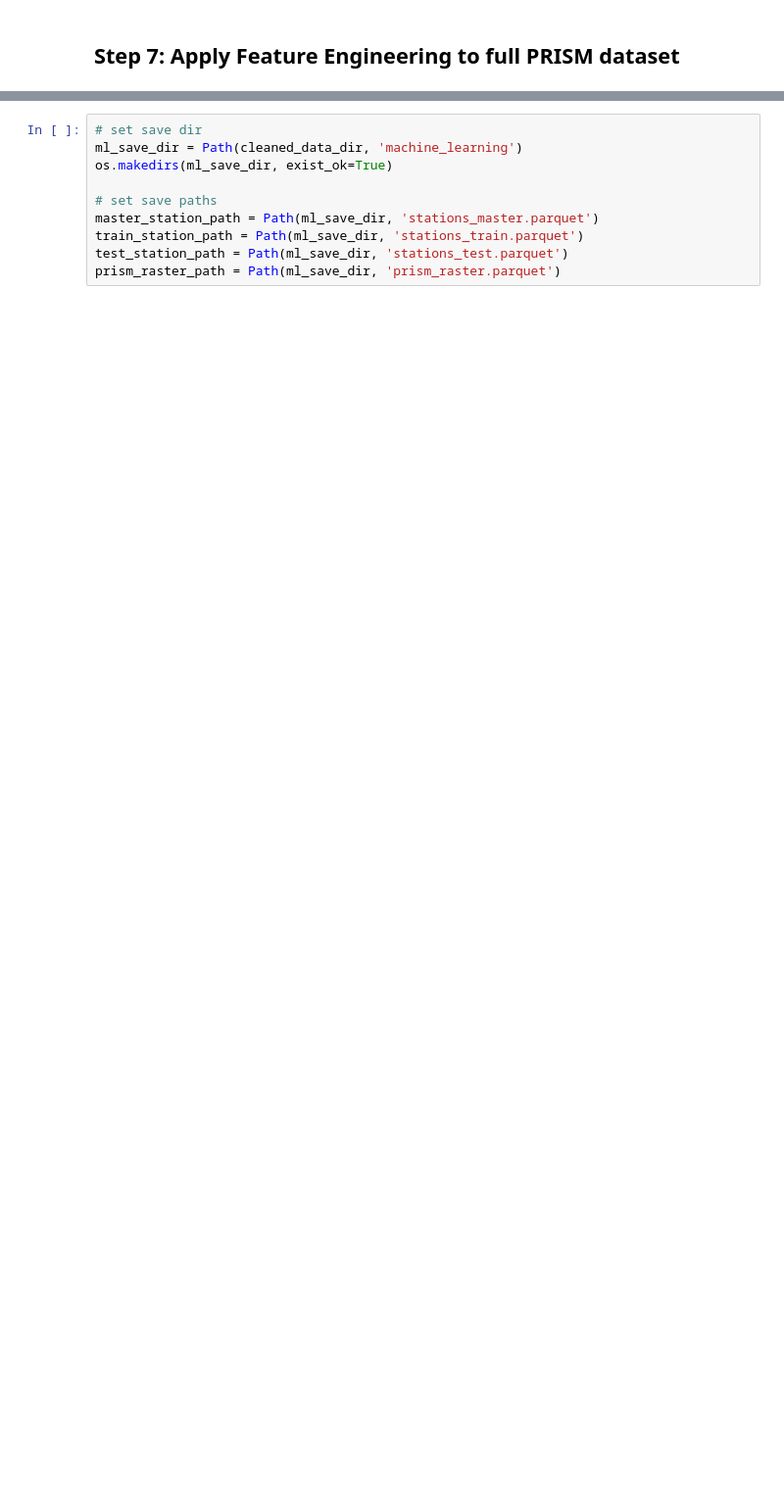
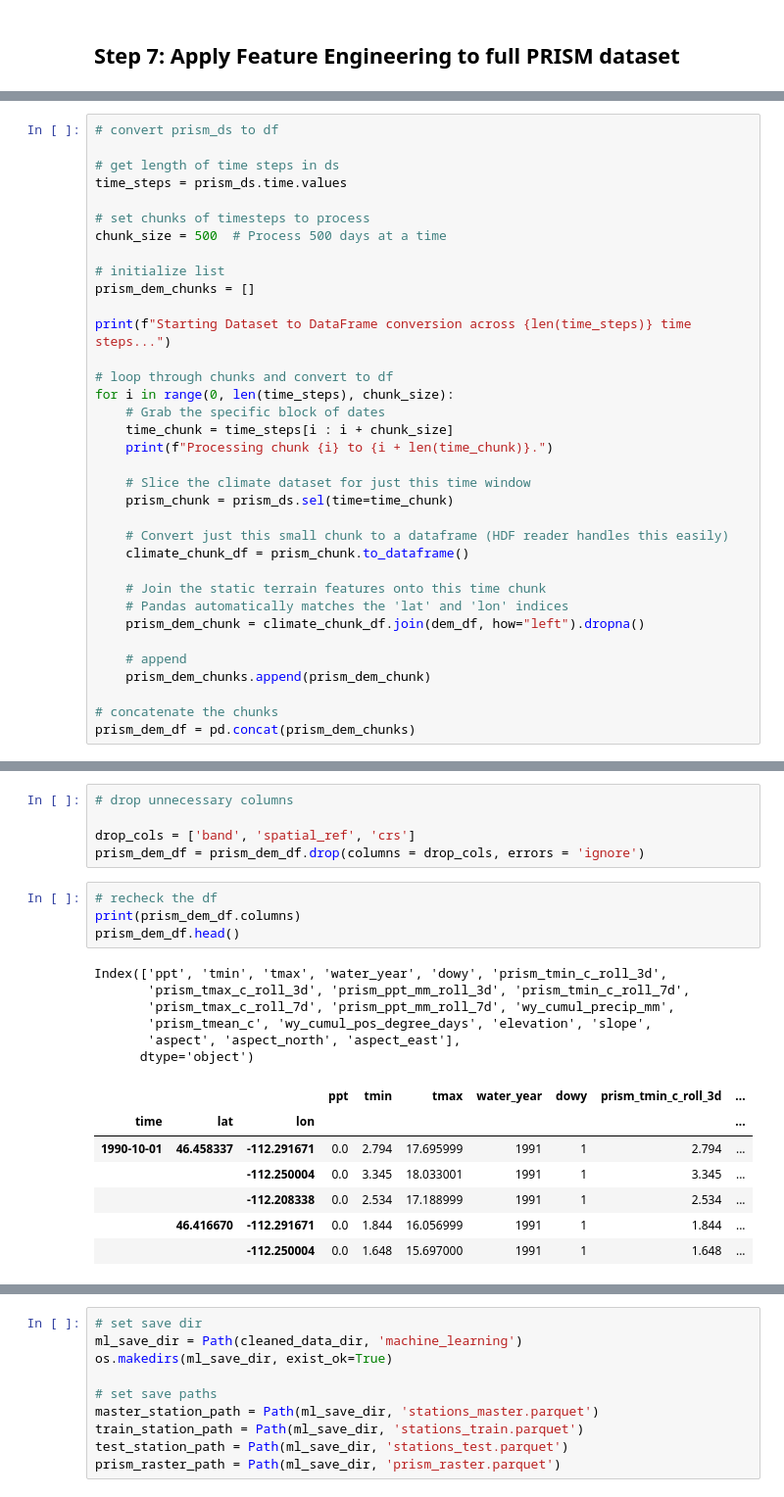
Before and after one commit to rainihelmstadter/snow-drought-modeling, a Jupyter notebook: code/04-prepare-data-for-machine-learning.ipynb, the cells around one changed output, grey strips where cells are left out. Shown at 98% size. Saved outputs shown, nothing was run; the diff lists cells and outputs as text; blank space fills up the shorter version.

```diff
--- a/code/04-prepare-data-for-machine-learning.ipynb
+++ b/code/04-prepare-data-for-machine-learning.ipynb
@@ -676,0 +802,35 @@ Train/Test split successful!
+# %%
+# convert prism_ds to df
+
+# get length of time steps in ds
+time_steps = prism_ds.time.values
+
+# set chunks of timesteps to process
+chunk_size = 500  # Process 500 days at a time
+
+# initialize list
+prism_dem_chunks = []
+
+print(f"Starting Dataset to DataFrame conversion across {len(time_steps)} time steps...")
+
+# loop through chunks and convert to df
+for i in range(0, len(time_steps), chunk_size):
+    # Grab the specific block of dates
+    time_chunk = time_steps[i : i + chunk_size]
+    print(f"Processing chunk {i} to {i + len(time_chunk)}.")
+
+    # Slice the climate dataset for just this time window
+    prism_chunk = prism_ds.sel(time=time_chunk)
+
+    # Convert just this small chunk to a dataframe (HDF reader handles this easily)
+    climate_chunk_df = prism_chunk.to_dataframe()
+
+    # Join the static terrain features onto this time chunk
+    # Pandas automatically matches the 'lat' and 'lon' indices
+    prism_dem_chunk = climate_chunk_df.join(dem_df, how="left").dropna()
+
+    # append
+    prism_dem_chunks.append(prism_dem_chunk)
+
+# concatenate the chunks
+prism_dem_df = pd.concat(prism_dem_chunks)
@@ -676,0 +868,23 @@ Train/Test split successful!
+# %%
+# drop unnecessary columns
+
+drop_cols = ['band', 'spatial_ref', 'crs']
+prism_dem_df = prism_dem_df.drop(columns = drop_cols, errors = 'ignore')
+# %%
+# recheck the df
+print(prism_dem_df.columns)
+prism_dem_df.head()
+# %% [output]
+Index(['ppt', 'tmin', 'tmax', 'water_year', 'dowy', 'prism_tmin_c_roll_3d',
+       'prism_tmax_c_roll_3d', 'prism_ppt_mm_roll_3d', 'prism_tmin_c_roll_7d',
+       'prism_tmax_c_roll_7d', 'prism_ppt_mm_roll_7d', 'wy_cumul_precip_mm',
+       'prism_tmean_c', 'wy_cumul_pos_degree_days', 'elevation', 'slope',
+       'aspect', 'aspect_north', 'aspect_east'],
+      dtype='object')
+|  |  |  | ppt | tmin | tmax | water_year | dowy | prism_tmin_c_roll_3d | ... |
+| time | lat | lon |  |  |  |  |  |  | ... |
+| 1990-10-01 | 46.458337 | -112.291671 | 0.0 | 2.794 | 17.695999 | 1991 | 1 | 2.794 | ... |
+|  |  | -112.250004 | 0.0 | 3.345 | 18.033001 | 1991 | 1 | 3.345 | ... |
+|  |  | -112.208338 | 0.0 | 2.534 | 17.188999 | 1991 | 1 | 2.534 | ... |
+|  | 46.416670 | -112.291671 | 0.0 | 1.844 | 16.056999 | 1991 | 1 | 1.844 | ... |
+|  |  | -112.250004 | 0.0 | 1.648 | 15.697000 | 1991 | 1 | 1.648 | ... |
```
Also changed, not shown: parts of 22 cells of this notebook, 7 other files.
